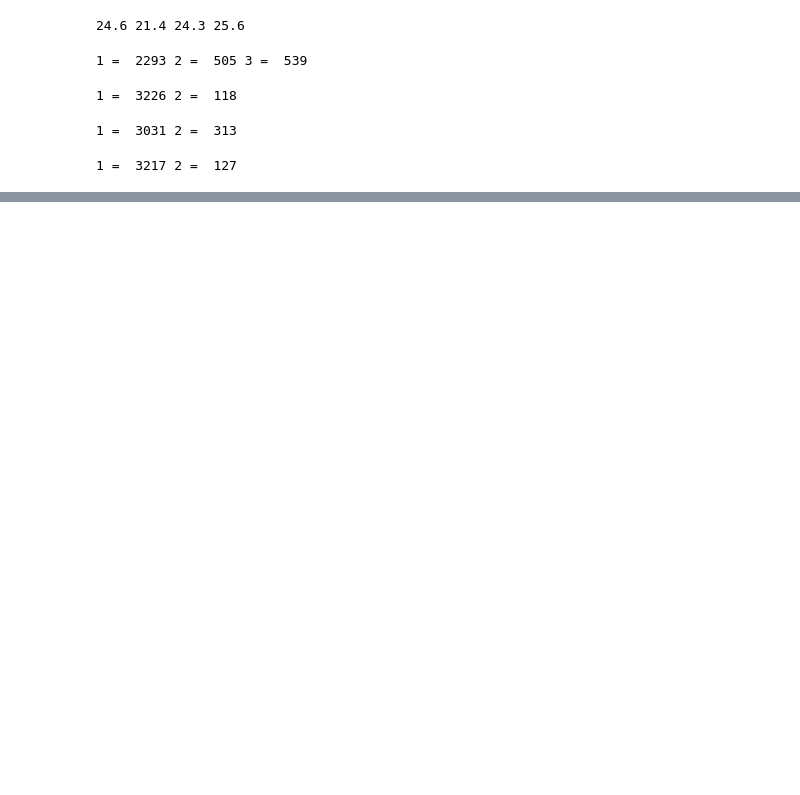
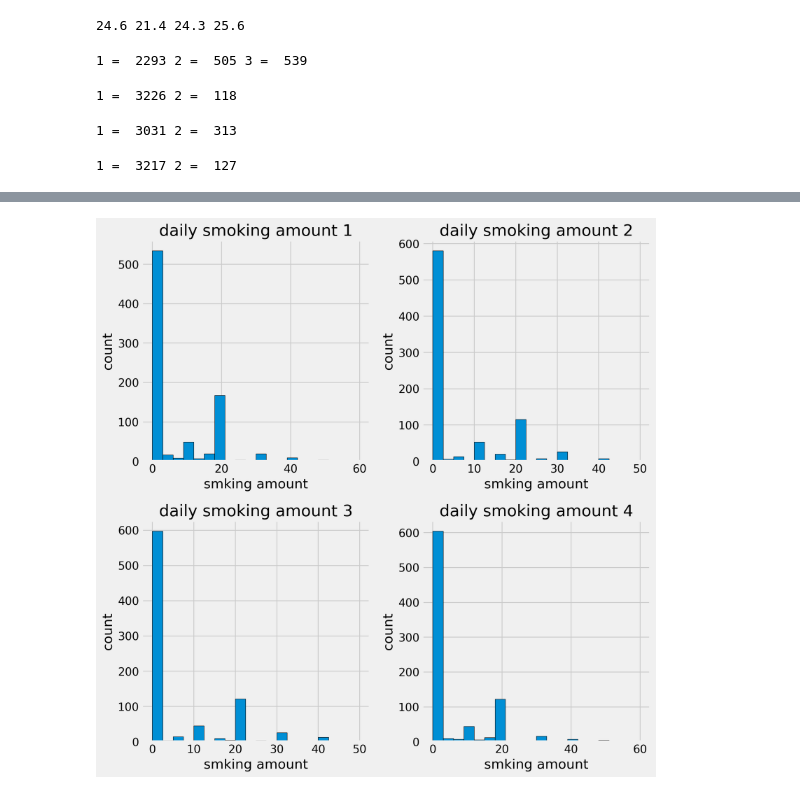
Before and after one commit to JOyongho4/DARTB4, a Jupyter notebook: 토이프로젝트_조용호.ipynb, the cells around one changed output, grey strips where cells are left out. Saved outputs shown, nothing was run; the diff lists cells and outputs as text; code cells hidden in the pictures; blank space fills up the shorter version.

```diff
--- a/토이프로젝트_조용호.ipynb
+++ b/토이프로젝트_조용호.ipynb
@@ -617,0 +685,31 @@ missing_plot(df2, 'Missing Values (count & %)')
+# %%
+fig, axes = plt.subplots(2, 2, figsize=(10, 10))
+
+# '하루 흡연량' 컬럼으로 히스토그램 그리기
+axes[0,0].hist(df2['하루_흡연량_1차'], bins=20, edgecolor='black')
+axes[0,0].set_title('daily smoking amount 1')
+axes[0,0].set_xlabel('smking amount')
+axes[0,0].set_ylabel('count')
+
+axes[0,1].hist(df2['하루_흡연량_2차'], bins=20, edgecolor='black')
+axes[0,1].set_title('daily smoking amount 2')
+axes[0,1].set_xlabel('smking amount')
+axes[0,1].set_ylabel('count')
+
+axes[1,0].hist(df2['하루_흡연량_3차'], bins=20, edgecolor='black')
+axes[1,0].set_title('daily smoking amount 3')
+axes[1,0].set_xlabel('smking amount')
+axes[1,0].set_ylabel('count')
+
+axes[1,1].hist(df2['하루_흡연량_4차'], bins=20, edgecolor='black')
+axes[1,1].set_title('daily smoking amount 4')
+axes[1,1].set_xlabel('smking amount')
+axes[1,1].set_ylabel('count')
+
+
+# 그래프들 사이 간격 조정
+plt.tight_layout()
+
+# 그래프 표시
+plt.show()
+# %% [output]
@@ -617,0 +733 @@ missing_plot(df2, 'Missing Values (count & %)')
+[figure, added]
```
Also changed, not shown: parts of 33 cells of this notebook.
